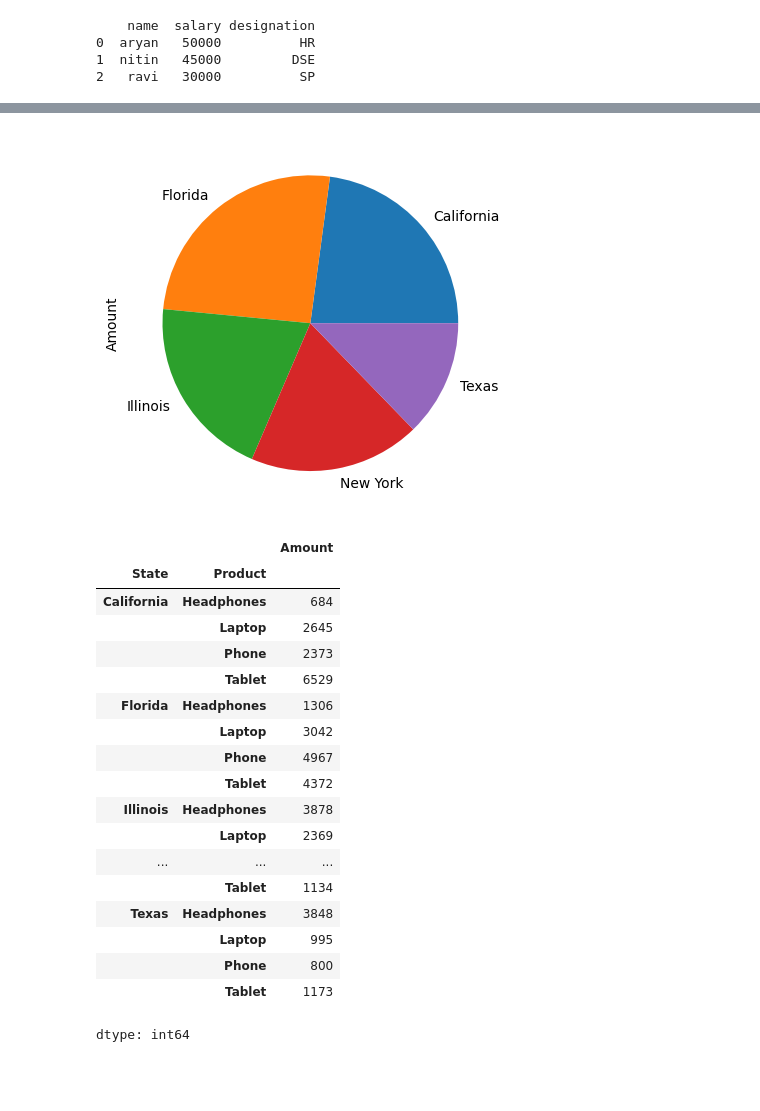
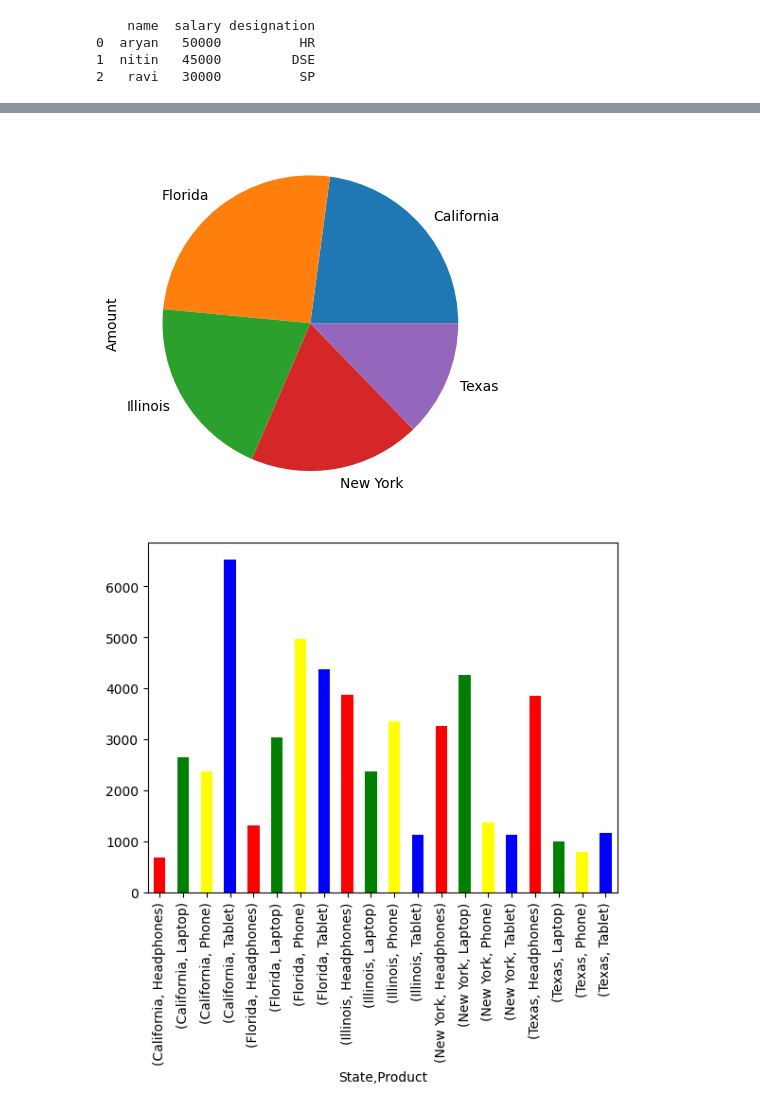
Before and after one commit to SahilKumar-003/Python_Tutor, a Jupyter notebook: Numpy_pandas.ipynb, the cells around one changed output, grey strips where cells are left out. Drawn from its saved outputs; the diff is of its cells as text; code cells hidden in the pictures; blank space fills up the shorter version.

```diff
--- a/Numpy_pandas.ipynb
+++ b/Numpy_pandas.ipynb
@@ -52,46 +52,29 @@ print(df)
 # %%
 import matplotlib.pyplot as plt
 df = pd.read_csv("sales.csv")
 print(df)
 #State Wise Sale
 df.groupby("State")["Amount"].sum().plot(kind = "pie")
 plt.show()
-df.groupby(["State","Product"])["Amount"].sum() #.plot(kind = "bar")
+df.groupby(["State","Product"])["Amount"].sum().plot(kind = "bar",color = ["red","green","yellow","blue"])
+plt.show()
 # %% [output]
      Customer Gender       State     Product  Amount
 0       Alice      F  California      Laptop    1200
 1         Bob      M       Texas       Phone     800
 2     Charlie      M  California      Tablet     450
 3       Diana      F    New York      Laptop    1300
 4       Ethan      M       Texas  Headphones     200
 5       Fiona      F     Florida       Phone     850
 6      George      M  California       Phone     750
 7      Hannah      F       Texas      Tablet     500
 8         Ian      M     Florida      Laptop    1400
 9        Jane      F    New York  Headphones     220
 10      Kevin      M    New York      Laptop     976
 ... (35 lines left out)
 46      Ethan      M       Texas      Laptop     664
 47    Abigail      M    New York  Headphones    1419
 48     Elijah      M    Illinois  Headphones    1508
 49  Charlotte      F  California       Phone    1623
 [figure]
-|  |  | Amount |
-| State | Product |  |
-| California | Headphones | 684 |
-|  | Laptop | 2645 |
-|  | Phone | 2373 |
-|  | Tablet | 6529 |
-| Florida | Headphones | 1306 |
-|  | Laptop | 3042 |
-|  | Phone | 4967 |
-|  | Tablet | 4372 |
-| Illinois | Headphones | 3878 |
-|  | Laptop | 2369 |
-| ... | ... | ... |
-|  | Tablet | 1134 |
-| Texas | Headphones | 3848 |
-|  | Laptop | 995 |
-|  | Phone | 800 |
-|  | Tablet | 1173 |
-dtype: int64
+[figure, added]
```
